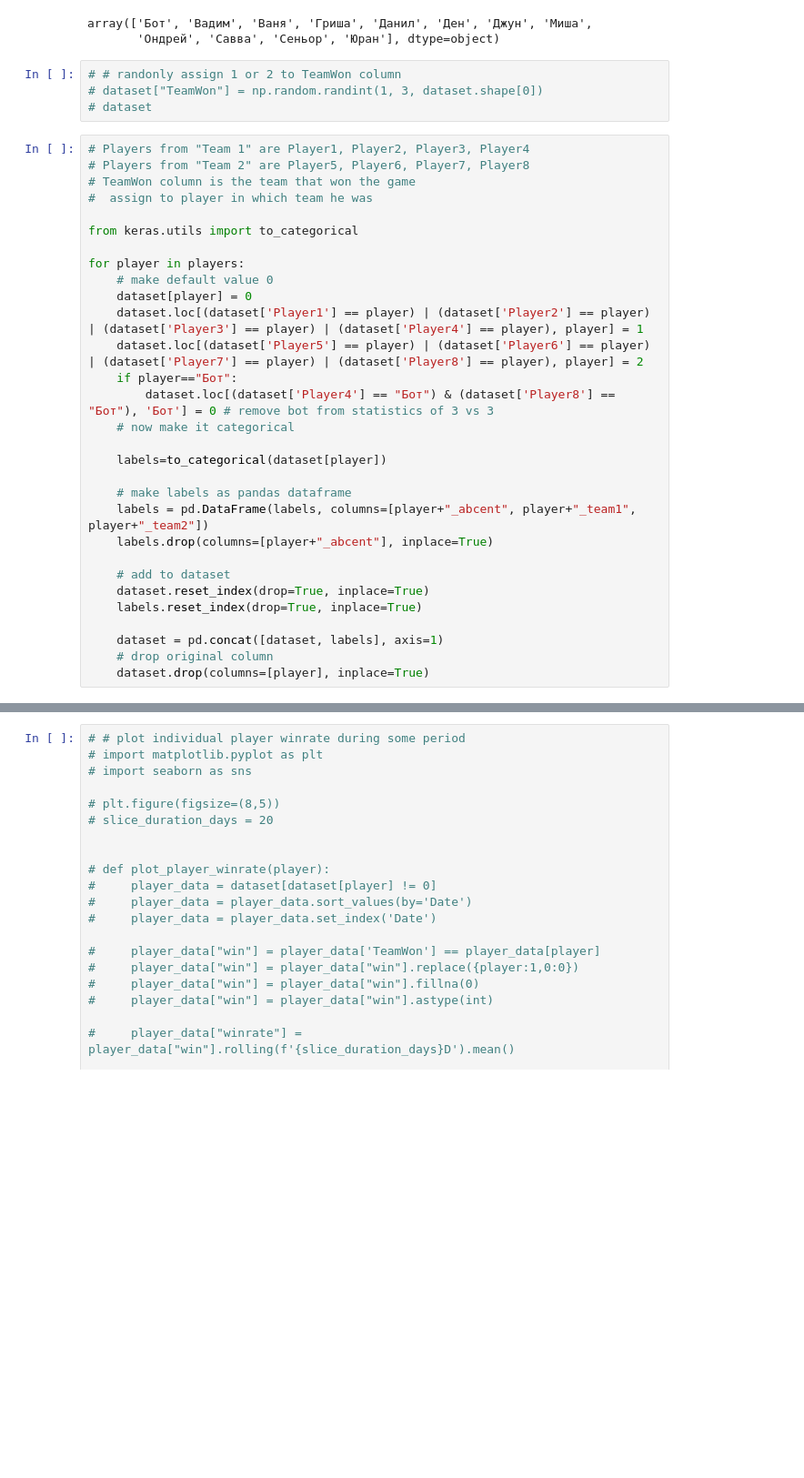
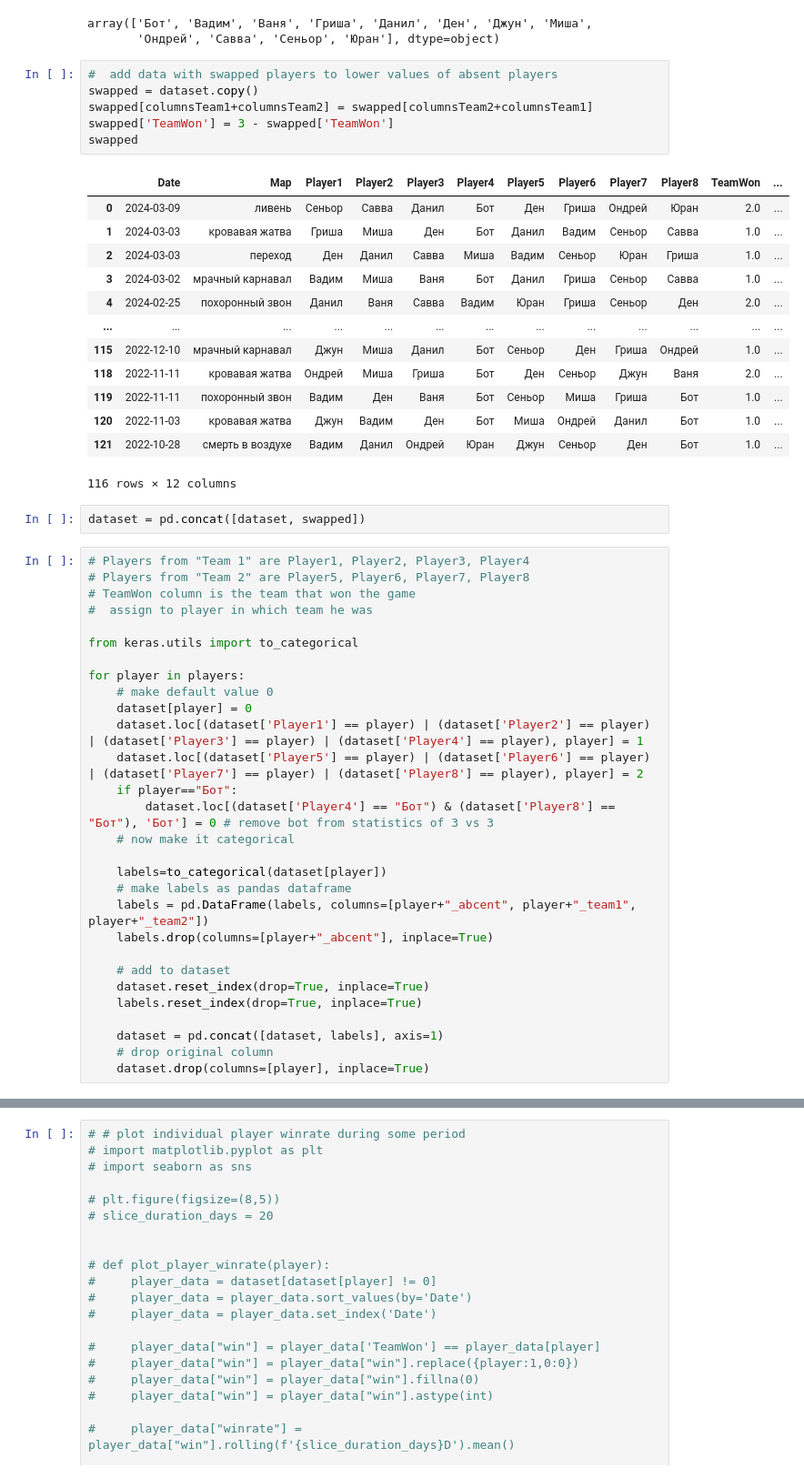
Before and after one commit to aprozo/team_split, a Jupyter notebook: train.ipynb, the cells around one changed output, grey strips where cells are left out. Shown: that part at 91% size. Drawn from its saved outputs; the diff is of its cells as text; blank space fills up the shorter version.

```diff
--- a/train.ipynb
+++ b/train.ipynb
@@ -132,10 +128,28 @@ players
 # %% [output]
 array(['Бот', 'Вадим', 'Ваня', 'Гриша', 'Данил', 'Ден', 'Джун', 'Миша',
        'Ондрей', 'Савва', 'Сеньор', 'Юран'], dtype=object)
-# %%
-# # randonly assign 1 or 2 to TeamWon column
-# dataset["TeamWon"] = np.random.randint(1, 3, dataset.shape[0])
-# dataset
+# %%
+#  add data with swapped players to lower values of absent players
+swapped = dataset.copy()
+swapped[columnsTeam1+columnsTeam2] = swapped[columnsTeam2+columnsTeam1]
+swapped['TeamWon'] = 3 - swapped['TeamWon']
+swapped
+# %% [output]
+|  | Date | Map | Player1 | Player2 | Player3 | Player4 | Player5 | Player6 | Player7 | Player8 | TeamWon | ... |
+| 0 | 2024-03-09 | ливень | Сеньор | Савва | Данил | Бот | Ден | Гриша | Ондрей | Юран | 2.0 | ... |
+| 1 | 2024-03-03 | кровавая жатва | Гриша | Миша | Ден | Бот | Данил | Вадим | Сеньор | Савва | 1.0 | ... |
+| 2 | 2024-03-03 | переход | Ден | Данил | Савва | Миша | Вадим | Сеньор | Юран | Гриша | 1.0 | ... |
+| 3 | 2024-03-02 | мрачный карнавал | Вадим | Миша | Ваня | Бот | Данил | Гриша | Сеньор | Савва | 1.0 | ... |
+| 4 | 2024-02-25 | похоронный звон | Данил | Ваня | Савва | Вадим | Юран | Гриша | Сеньор | Ден | 2.0 | ... |
+| ... | ... | ... | ... | ... | ... | ... | ... | ... | ... | ... | ... | ... |
+| 115 | 2022-12-10 | мрачный карнавал | Джун | Миша | Данил | Бот | Сеньор | Ден | Гриша | Ондрей | 1.0 | ... |
+| 118 | 2022-11-11 | кровавая жатва | Ондрей | Миша | Гриша | Бот | Ден | Сеньор | Джун | Ваня | 2.0 | ... |
+| 119 | 2022-11-11 | похоронный звон | Вадим | Ден | Ваня | Бот | Сеньор | Миша | Гриша | Бот | 1.0 | ... |
+| 120 | 2022-11-03 | кровавая жатва | Джун | Вадим | Ден | Бот | Миша | Ондрей | Данил | Бот | 1.0 | ... |
+| 121 | 2022-10-28 | смерть в воздухе | Вадим | Данил | Ондрей | Юран | Джун | Сеньор | Ден | Бот | 1.0 | ... |
+116 rows × 12 columns
+# %%
+dataset = pd.concat([dataset, swapped])
 # %%
 # Players from "Team 1" are Player1, Player2, Player3, Player4
 # Players from "Team 2" are Player5, Player6, Player7, Player8
@@ -154,7 +168,6 @@ for player in players:
     # now make it categorical
 
     labels=to_categorical(dataset[player])
-
     # make labels as pandas dataframe
     labels = pd.DataFrame(labels, columns=[player+"_abcent", player+"_team1", player+"_team2"])
     labels.drop(columns=[player+"_abcent"], inplace=True)
```
Also changed, not shown: parts of 20 cells of this notebook, 4 other files.
